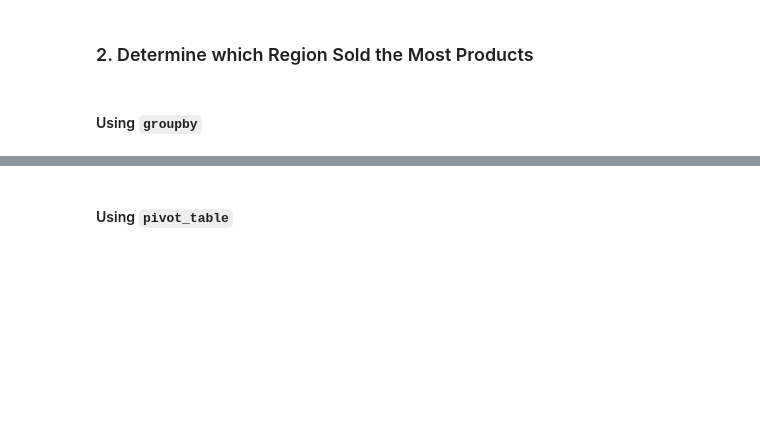
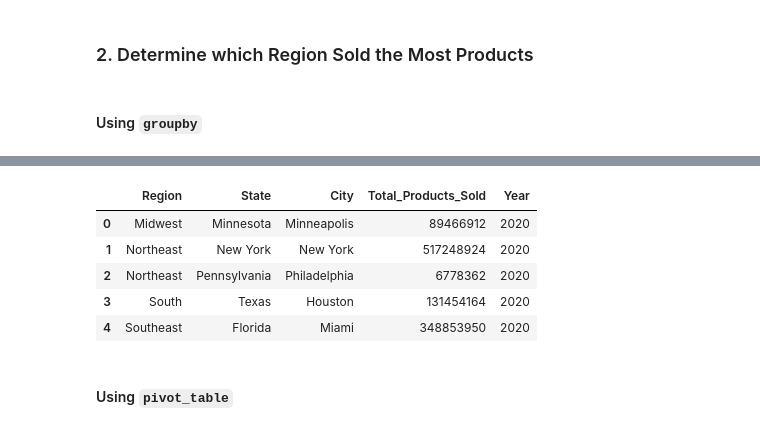
Before and after one commit to inCloset/athletic_sales_analysis, a Jupyter notebook: athletic_sales_analysis.ipynb, the cells around one changed output, grey strips where cells are left out. Drawn from its saved outputs; the diff is of its cells as text; code cells hidden in the pictures; blank space fills up the shorter version.

```diff
--- a/athletic_sales_analysis.ipynb
+++ b/athletic_sales_analysis.ipynb
@@ -135,2 +142,6 @@ memory usage: 904.2+ KB
 # %%
 # Convert the "invoice_date" to a datetime datatype
+invoice_dates = ['invoice_date_2020', 'invoice_date_2021']
+date = c_yrs_df[invoice_dates]
+c_yrs_df['invoice_date_2020'] =  pd.to_datetime(c_yrs_df['invoice_date_2020'])
+c_yrs_df['invoice_date_2021'] =  pd.to_datetime(c_yrs_df['invoice_date_2021'])
@@ -191,3 +173,32 @@ memory usage: 904.2+ KB
+# %%
+# Show the number products sold for region, state, and city.
+# Rename the sum to "Total_Products_Sold".
+
+target_market_2020 = ['region_2020', 'state_2020', 'city_2020']
+product_sales_info_2020 = 'units_sold_2020'
+prod_sold_2020 = c_yrs_df.groupby(target_market_2020, as_index=False).agg(
+    Total_Products_Sold=(product_sales_info_2020, 'sum')
+)
+target_market_2021 = ['region_2021', 'state_2021', 'city_2021']
+product_sales_info_2021 = 'units_sold_2021'
+prod_sold_2021 = c_yrs_df.groupby(target_market_2021, as_index=False).agg(
+    Total_Products_Sold=(product_sales_info_2021, 'sum')
+)
+# Show the top 5 results.
+prod_sold_2020['Year'] = 2020
+prod_sold_2021['Year'] = 2021
+
+prod_sold_2020 = prod_sold_2020.rename(columns={'region_2020': 'Region', 'state_2020': 'State', 'city_2020': 'City'})
+prod_sold_2021 = prod_sold_2021.rename(columns={'region_2021': 'Region', 'state_2021': 'State', 'city_2021': 'City'})
+consolidate_sales_info =  pd.concat([prod_sold_2020,prod_sold_2021], ignore_index=True)
+consolidate_sales_info.head()
+# %% [output]
+|  | Region | State | City | Total_Products_Sold | Year |
+| 0 | Midwest | Minnesota | Minneapolis | 89466912 | 2020 |
+| 1 | Northeast | New York | New York | 517248924 | 2020 |
+| 2 | Northeast | Pennsylvania | Philadelphia | 6778362 | 2020 |
+| 3 | South | Texas | Houston | 131454164 | 2020 |
+| 4 | Southeast | Florida | Miami | 348853950 | 2020 |
 # %% [markdown]
 #### Using `pivot_table`
 # %%
```
Also changed, not shown: parts of 6 cells of this notebook.
